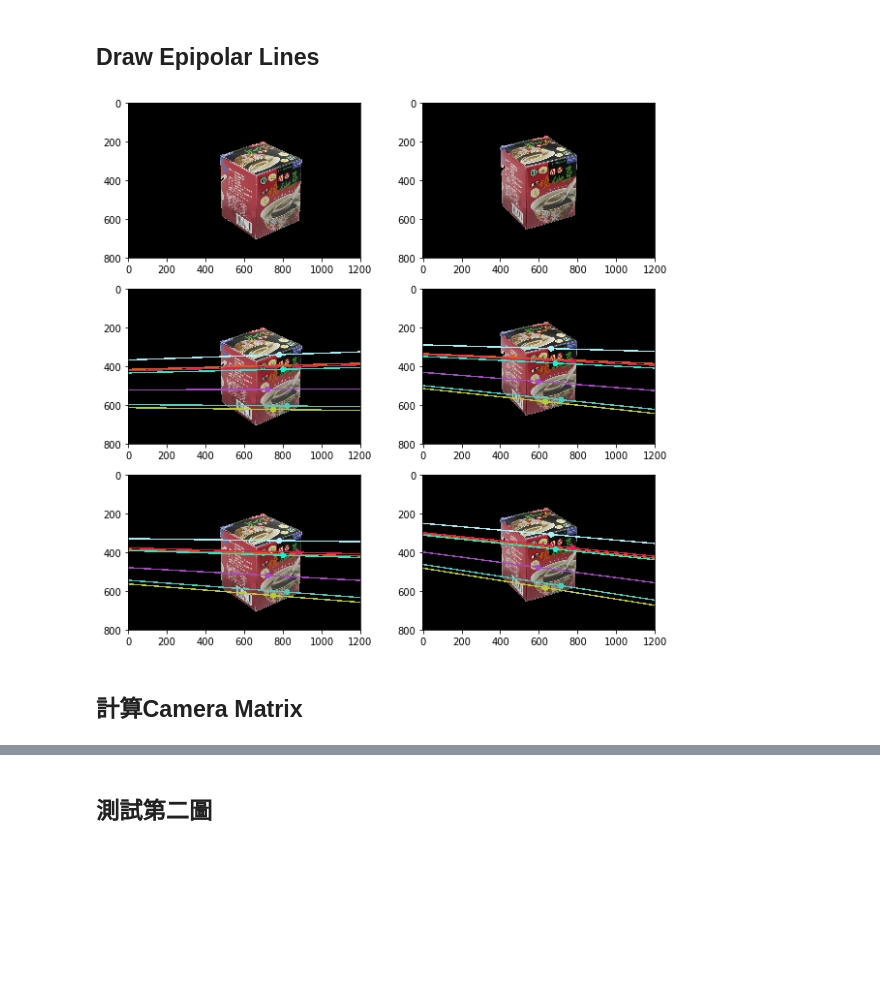
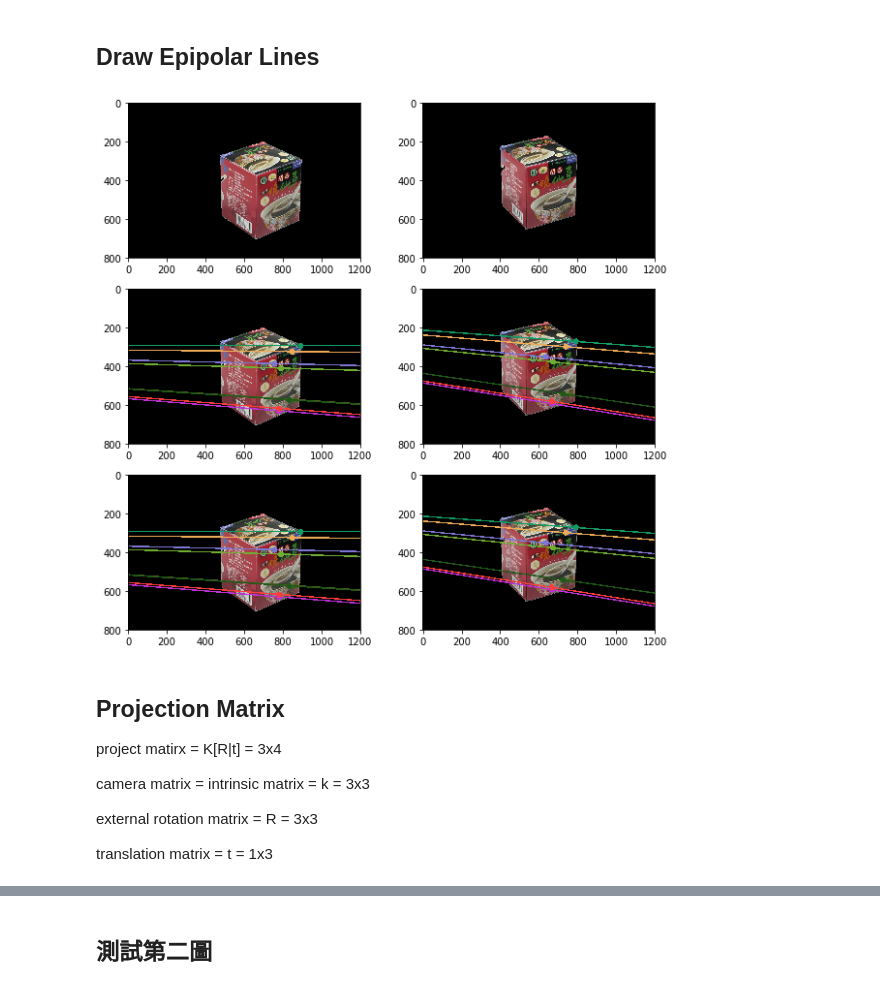
Before and after one commit to YuanSyun/CV-Structure-from-motion, a Jupyter notebook: HW4.ipynb, the cells around one changed output, grey strips where cells are left out. Drawn from its saved outputs; the diff is of its cells as text; code cells hidden in the pictures; blank space fills up the shorter version.

```diff
--- a/HW4.ipynb
+++ b/HW4.ipynb
@@ -16,3 +16,12 @@ from mpl_toolkits.mplot3d import Axes3D
 
 import hw3
 np.set_printoptions(suppress=True)
+# %%
+test = np.array([[1, 2, 3],
+                [4, 5, 6],
+                [7, 8, 9]])
+u, s, v = np.linalg.svd(test)
+print(u)
+print(s)
+print(v)
+print(np.dot(np.dot(u,s),v))
@@ -114,8 +132,13 @@ def normalization(imgpts1, imgpts2):
 
     num_of_point = len(imgpts1)
     for i in range(num_of_point):
-        homopts1[i] = np.dot(t1, homopts1[i])
-        homopts2[i] = np.dot(t2, homopts2[i])
+
+        #最後一項要為1
+        p2h = np.dot(t1, homopts1[i])
+        homopts1[i] = p2h/p2h[-1]
+
+        p2h1 = np.dot(t2, homopts2[i])
+        homopts2[i] = p2h1/p2h1[-1]
 
     normalpts1 = np.delete(homopts1, -1, axis=1)
     normalpts2 = np.delete(homopts2, -1, axis=1)
@@ -187,14 +210,19 @@ def get_essential_mat(intrinsicmat1, intrinsicmat2, fundamentalmat):
     '''
         ref: Multiple View Geometry 9.12
     '''
-    return np.transpose(intrinsicmat2) * fundamentalmat * intrinsicmat1
+    if(intrinsicmat1[-1,-1] != 1):
+        intrinsicmat1 = intrinsicmat1 / intrinsicmat1[-1,-1]
+    if(intrinsicmat2[-1,-1] != 1):
+        intrinsicmat2 = intrinsicmat2 / intrinsicmat2[-1,-1]
+
+    return np.dot(np.dot(np.transpose(intrinsicmat2), fundamentalmat), intrinsicmat1)
 
 def find_fundamental_by_RANSAC(matchedpt_order, imgpts1, imgpts2, inliner_threshold):
     '''
         ref: Multiple View Geometry 11.6
     '''
     print("Key Point Number\n", len(imgpts1))
-    ransac_iteration = 5000
+    ransac_iteration = 500
     ransac_sample_number = 8
 
     best_error = 0
@@ -295,38 +323,45 @@ def draw_epilines(img1, img2, lines, pts1, pts2, colors):
         imgA = cv2.circle(imgA, (int(pt1[0]), int(pt1[1])), 15, colors[i], -1)
         imgB = cv2.circle(imgB, (int(pt2[0]), int(pt2[1])), 15, colors[i], -1)
         i += 1
     return imgA, imgB
 
 colors = np.zeros((len(sampt1), 3))
 for i in range(len(sampt1)):
     colors[i] = tuple(np.random.randint(0, 255, 3).tolist())
 
 # show image epilines
-lines1 = compute_correspond_epilines(sampt2, 2, fundamentamat)
+lines1 = compute_correspond_epilines(sampt2, 2, fundamentalmat_opencv)
 img3, _ = draw_epilines(image1, image2, lines1, sampt1, sampt2, colors)
-lines2 = compute_correspond_epilines(sampt1, 1, fundamentamat)
+lines2 = compute_correspond_epilines(sampt1, 1, fundamentalmat_opencv)
 img4, _ = draw_epilines(image2, image1, lines2, sampt2, sampt1, colors)
 
 # by opencv
 lines3 = cv2.computeCorrespondEpilines(sampt2, 2, fundamentalmat_opencv)
 lines3 = lines3.reshape(-1,3)
 img5, _ = draw_epilines(image1, image2, lines3, sampt1, sampt2, colors)
 lines4 = cv2.computeCorrespondEpilines(sampt1, 1, fundamentalmat_opencv)
 lines4 = lines4.reshape(-1,3)
 img6, _ = draw_epilines(image2, image1, lines4, sampt2, sampt1, colors)
 
 plt.figure(figsize=(10, 10))
 plt.subplot(321), plt.imshow(image1)
 plt.subplot(322), plt.imshow(image2)
 plt.subplot(323), plt.imshow(img3)
 plt.subplot(324), plt.imshow(img4)
 plt.subplot(325),plt.imshow(img5)
 plt.subplot(326),plt.imshow(img6)
 plt.show()
 # %% [output]
-[figure, old version]
+[figure, new version]
-# %% [markdown]
-## 計算Camera Matrix
+# %% [markdown]
+## Projection Matrix
+project matirx = K[R|t] = 3x4
+
+camera matrix = intrinsic matrix = k = 3x3
+
+external rotation matrix = R = 3x3
+
+translation matrix = t = 1x3
 # %%
 # first camera matrix (ref: Multiple View Geometry 9.19)
 def check_coherent_rotatio(rotation):
```
Also changed, not shown: parts of 10 cells of this notebook, 2 other files.
